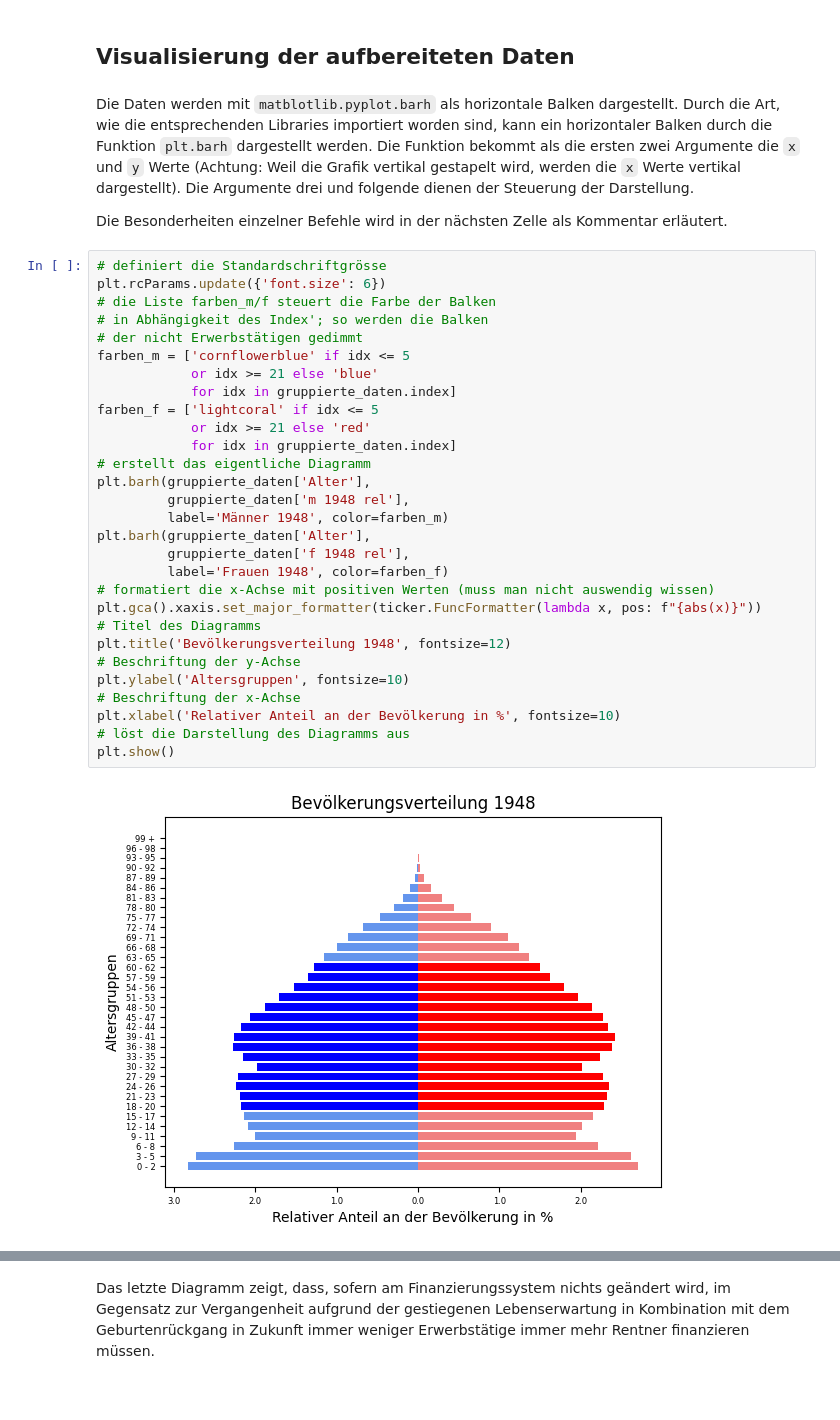
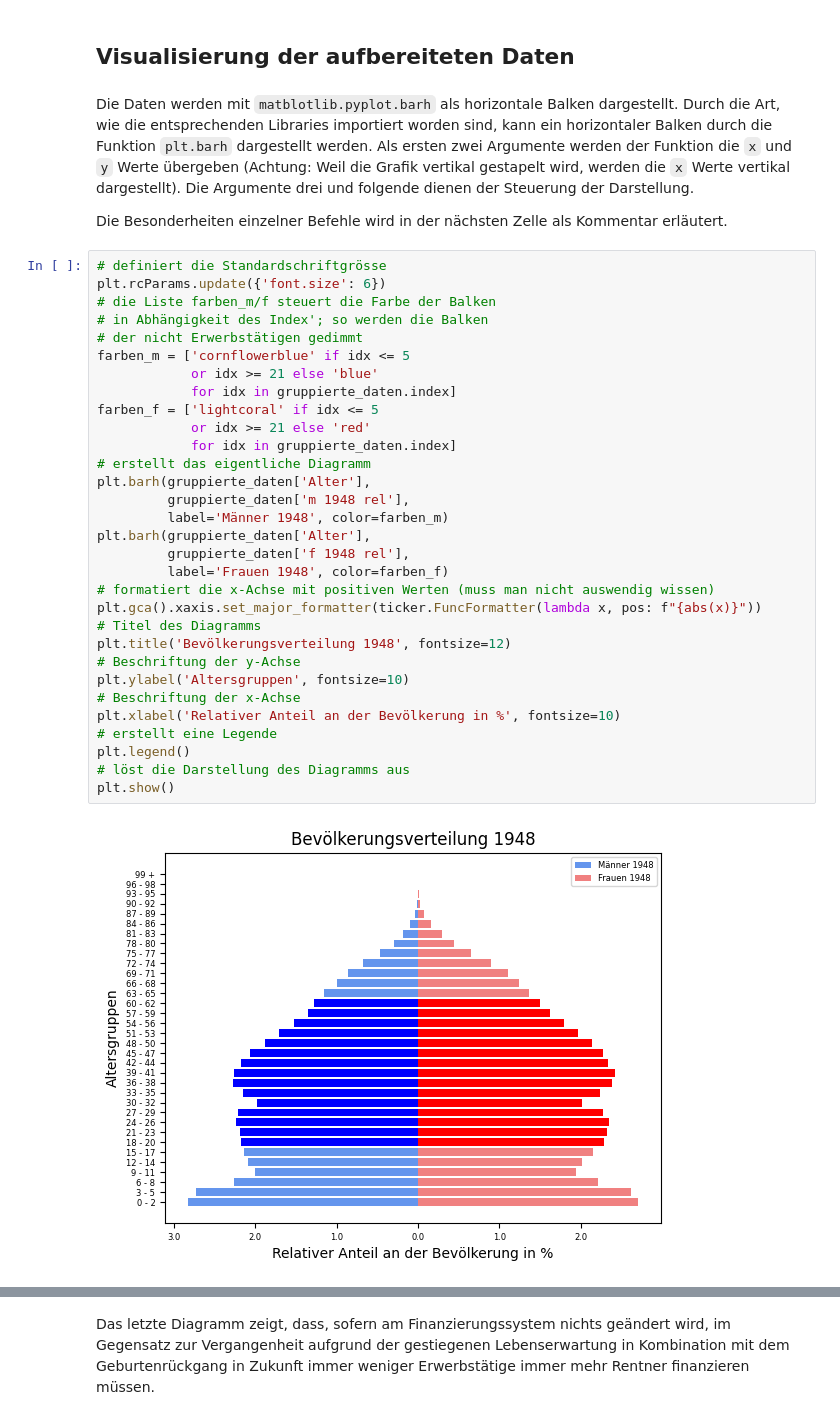
Before and after one commit to ProgrammierenNachOFI/Altersvorsorge, a Jupyter notebook: docs/ahv_tutorial.ipynb, the cells around one changed output, grey strips where cells are left out. Saved outputs shown, nothing was run; the diff lists cells and outputs as text.

```diff
--- a/docs/ahv_tutorial.ipynb
+++ b/docs/ahv_tutorial.ipynb
@@ -173,8 +173,9 @@ gruppierte_daten['f 2022 rel']  = gruppierte_daten['Frauen 2022']  / df['2022'][
 Die Daten werden mit `matblotlib.pyplot.barh` als horizontale Balken
 dargestellt. Durch die Art, wie die entsprechenden Libraries importiert
 worden sind, kann ein horizontaler Balken durch die Funktion `plt.barh`
-dargestellt werden. Die Funktion bekommt als die ersten zwei Argumente
-die `x` und `y` Werte (Achtung: Weil die Grafik vertikal gestapelt wird,
+dargestellt werden. Als ersten zwei Argumente werden der Funktion
+die `x` und `y` Werte übergeben (Achtung: Weil die Grafik vertikal
+gestapelt wird,
 werden die `x` Werte vertikal dargestellt). Die Argumente drei und
 folgende dienen der Steuerung der Darstellung.
 
@@ -183,34 +184,36 @@ Kommentar erläutert.
 # %%
 # definiert die Standardschriftgrösse
 plt.rcParams.update({'font.size': 6})
 # die Liste farben_m/f steuert die Farbe der Balken
 # in Abhängigkeit des Index'; so werden die Balken
 # der nicht Erwerbstätigen gedimmt
 farben_m = ['cornflowerblue' if idx <= 5
             or idx >= 21 else 'blue'
             for idx in gruppierte_daten.index]
 farben_f = ['lightcoral' if idx <= 5
             or idx >= 21 else 'red'
             for idx in gruppierte_daten.index]
 # erstellt das eigentliche Diagramm
 plt.barh(gruppierte_daten['Alter'],
          gruppierte_daten['m 1948 rel'],
          label='Männer 1948', color=farben_m)
 plt.barh(gruppierte_daten['Alter'],
          gruppierte_daten['f 1948 rel'],
          label='Frauen 1948', color=farben_f)
 # formatiert die x-Achse mit positiven Werten (muss man nicht auswendig wissen)
 plt.gca().xaxis.set_major_formatter(ticker.FuncFormatter(lambda x, pos: f"{abs(x)}"))
 # Titel des Diagramms
 plt.title('Bevölkerungsverteilung 1948', fontsize=12)
 # Beschriftung der y-Achse
 plt.ylabel('Altersgruppen', fontsize=10)
 # Beschriftung der x-Achse
 plt.xlabel('Relativer Anteil an der Bevölkerung in %', fontsize=10)
+# erstellt eine Legende
+plt.legend()
 # löst die Darstellung des Diagramms aus
 plt.show()
 # %% [output]
-[figure, old version]
+[figure, new version]
 # %%
 plt.rcParams.update({'font.size': 6})
 
```
Also changed, not shown: parts of 5 cells of this notebook, 1 other file.
